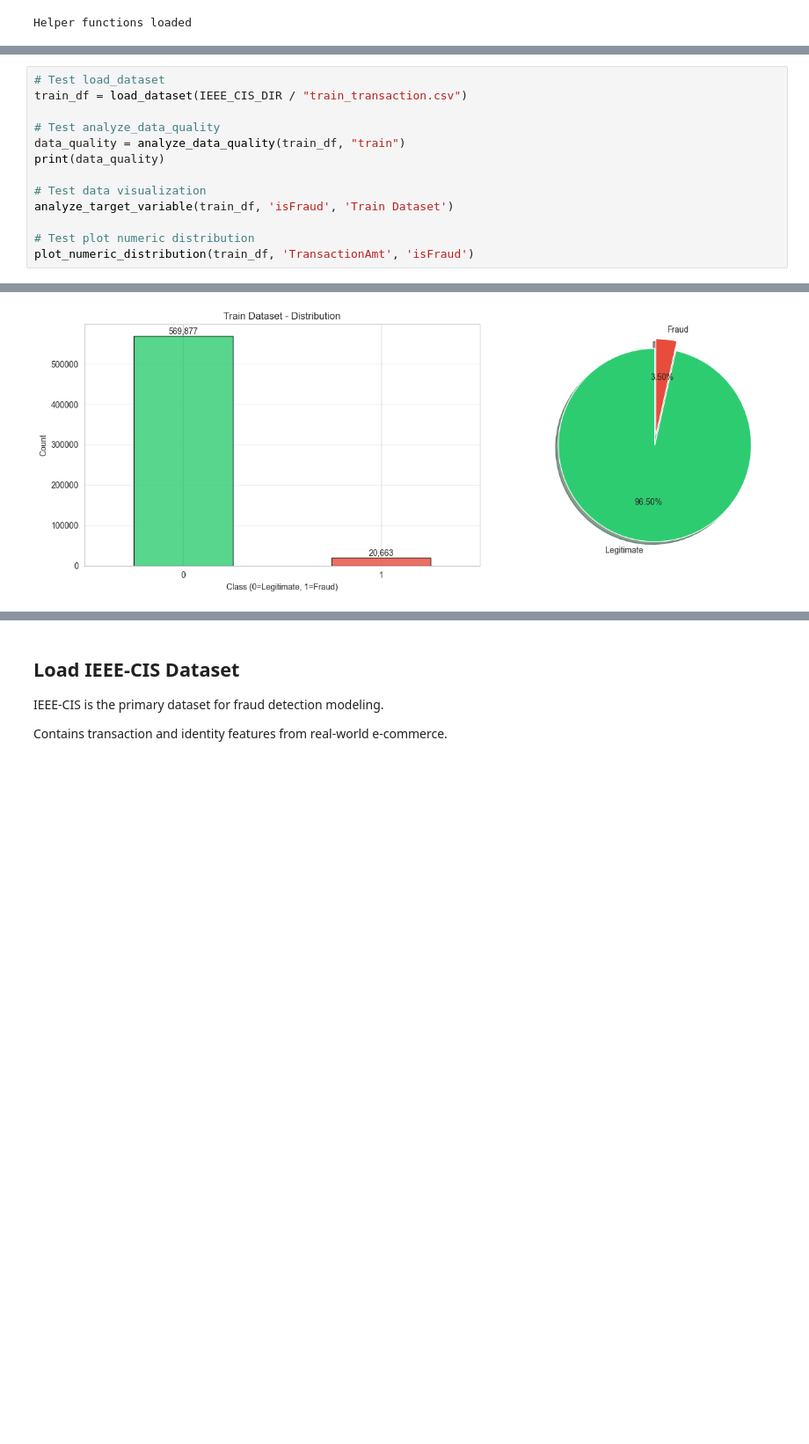
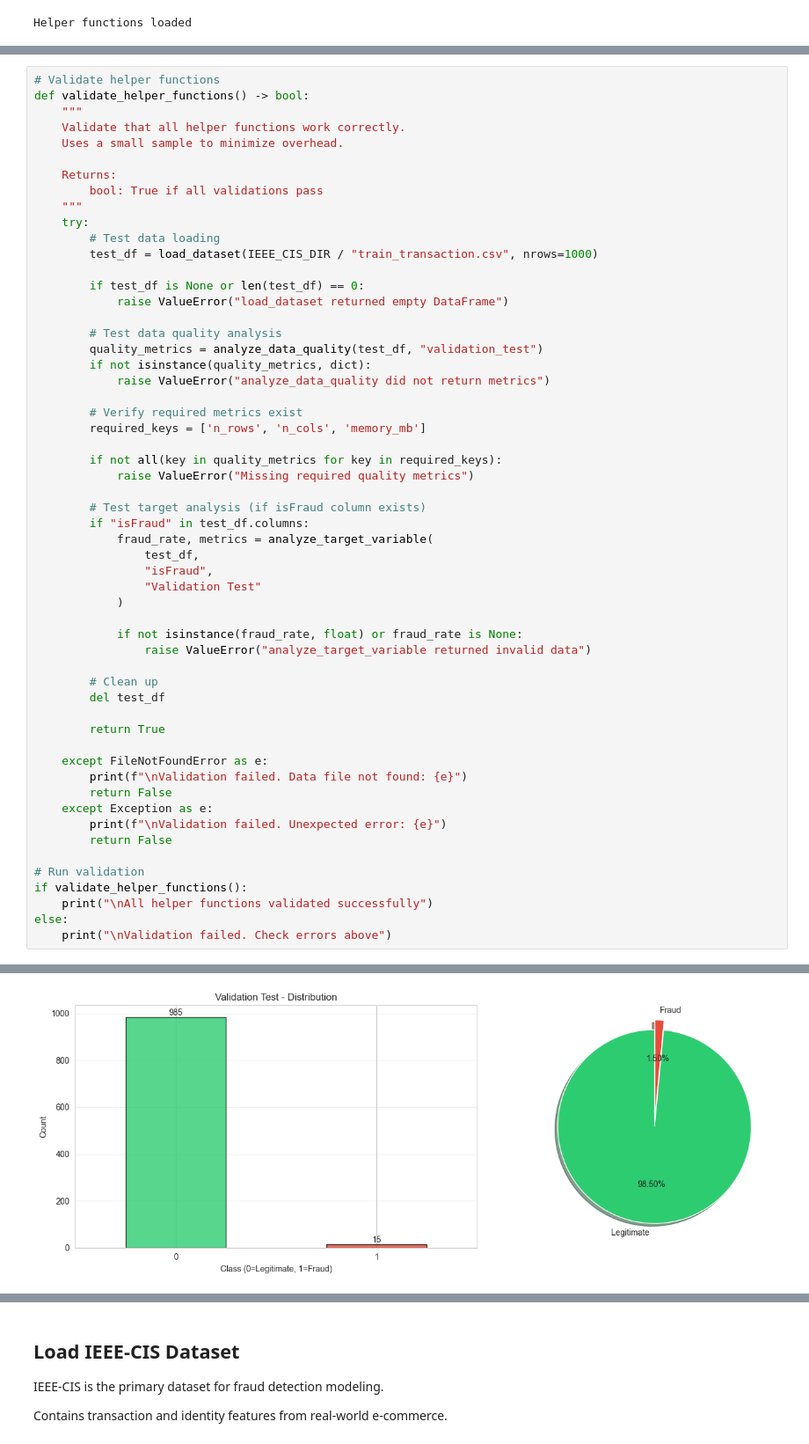
Before and after one commit to devbrewai/ai-fraud-detection-cross-border-payments, a Jupyter notebook: notebooks/01_data_exploration.ipynb, the cells around one changed output, grey strips where cells are left out. Shown at 88% size. Saved outputs shown, nothing was run; the diff lists cells and outputs as text; blank space fills up the shorter version.

```diff
--- a/notebooks/01_data_exploration.ipynb
+++ b/notebooks/01_data_exploration.ipynb
@@ -376,15 +374,58 @@ This section serves as development scaffolding and will be removed once the core
 # %%
-# Test load_dataset
-train_df = load_dataset(IEEE_CIS_DIR / "train_transaction.csv")
+# Validate helper functions
+def validate_helper_functions() -> bool:
+    """
+    Validate that all helper functions work correctly.
+    Uses a small sample to minimize overhead.
 
-# Test analyze_data_quality
-data_quality = analyze_data_quality(train_df, "train")
-print(data_quality)
+    Returns:
+        bool: True if all validations pass
+    """
+    try:
+        # Test data loading
+        test_df = load_dataset(IEEE_CIS_DIR / "train_transaction.csv", nrows=1000)
 
-# Test data visualization
-analyze_target_variable(train_df, 'isFraud', 'Train Dataset')
+        if test_df is None or len(test_df) == 0:
+            raise ValueError("load_dataset returned empty DataFrame")
 
-# Test plot numeric distribution
-plot_numeric_distribution(train_df, 'TransactionAmt', 'isFraud')
+        # Test data quality analysis
+        quality_metrics = analyze_data_quality(test_df, "validation_test")
+        if not isinstance(quality_metrics, dict):
+            raise ValueError("analyze_data_quality did not return metrics")
+
+        # Verify required metrics exist
+        required_keys = ['n_rows', 'n_cols', 'memory_mb']
+
+        if not all(key in quality_metrics for key in required_keys):
+            raise ValueError("Missing required quality metrics")
+
+        # Test target analysis (if isFraud column exists)
+        if "isFraud" in test_df.columns:
+            fraud_rate, metrics = analyze_target_variable(
+                test_df,
+                "isFraud",
+                "Validation Test"
+            )
+
+            if not isinstance(fraud_rate, float) or fraud_rate is None:
+                raise ValueError("analyze_target_variable returned invalid data")
+
+        # Clean up
+        del test_df
+
+        return True
+
+    except FileNotFoundError as e:
+        print(f"\nValidation failed. Data file not found: {e}")
+        return False
+    except Exception as e:
+        print(f"\nValidation failed. Unexpected error: {e}")
+        return False
+
+# Run validation
+if validate_helper_functions():
+    print("\nAll helper functions validated successfully")
+else:
+    print("\nValidation failed. Check errors above")
 # %% [output]
 Loaded dataset train_transaction.csv
@@ -407,2 +448,2 @@ Duplicates:
-[figure, old version]
+[figure, new version]
 Target Variable Analysis: isFraud
```
Also changed, not shown: parts of 2 cells of this notebook.
